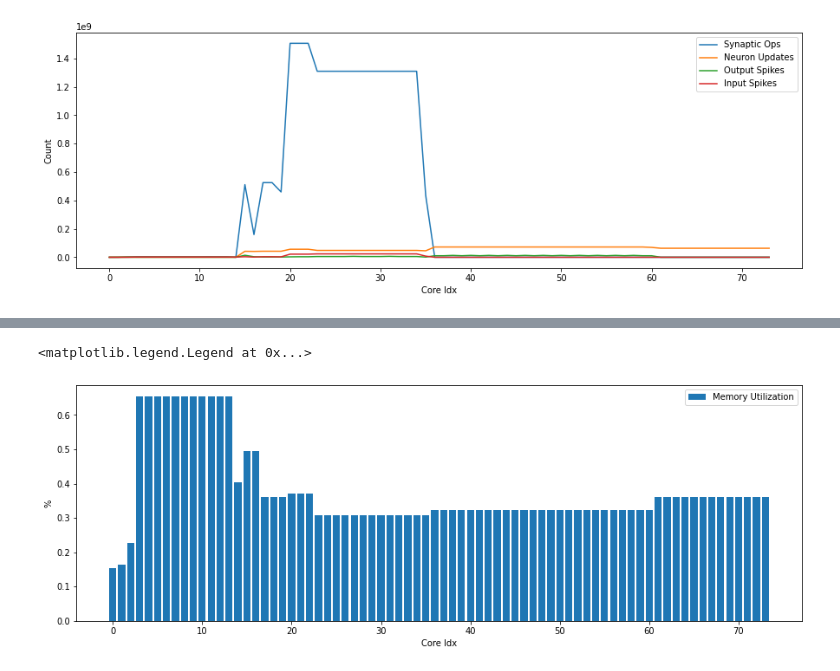
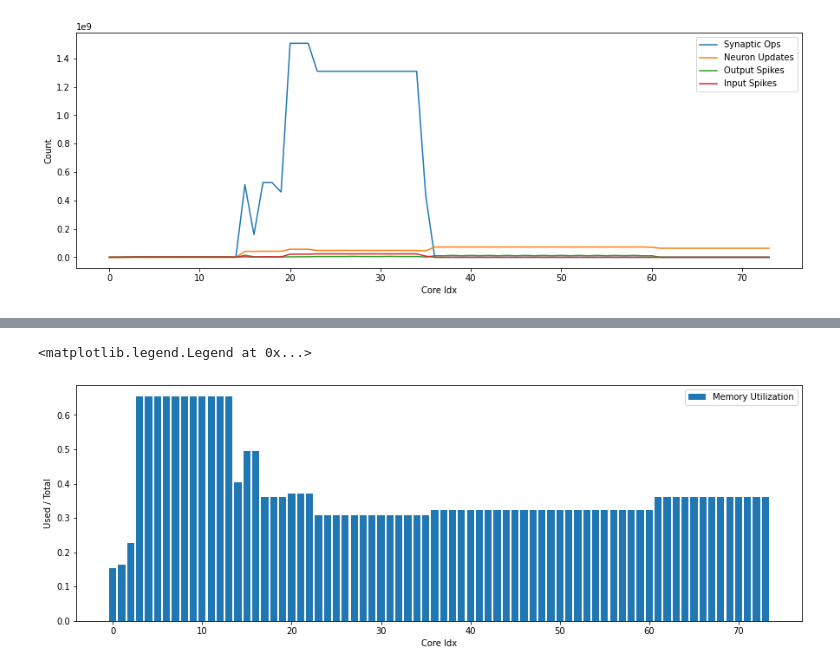
Before and after one commit to lava-nc/lava-dl, a Jupyter notebook: tutorials/lava/lib/dl/netx/pilotnet_snn/benchmark.ipynb, the cells around one changed output, grey strips where cells are left out. Drawn from its saved outputs; the diff is of its cells as text; code cells hidden in the pictures.

```diff
--- a/tutorials/lava/lib/dl/netx/pilotnet_snn/benchmark.ipynb
+++ b/tutorials/lava/lib/dl/netx/pilotnet_snn/benchmark.ipynb
@@ -234,9 +263,9 @@ plt.legend()
 # %%
 plt.figure(figsize=(15, 5))
 plt.bar(memory_logger.core_idx, memory_logger.total_mpds, label='Memory Utilization')
-plt.ylabel('%')
+plt.ylabel('Used / Total')
 plt.xlabel('Core Idx')
 plt.legend()
 # %% [output]
 <matplotlib.legend.Legend at 0x...>
-[figure, old version]
+[figure, new version]
```
Also changed, not shown: parts of 23 cells of this notebook, 3 other files.
